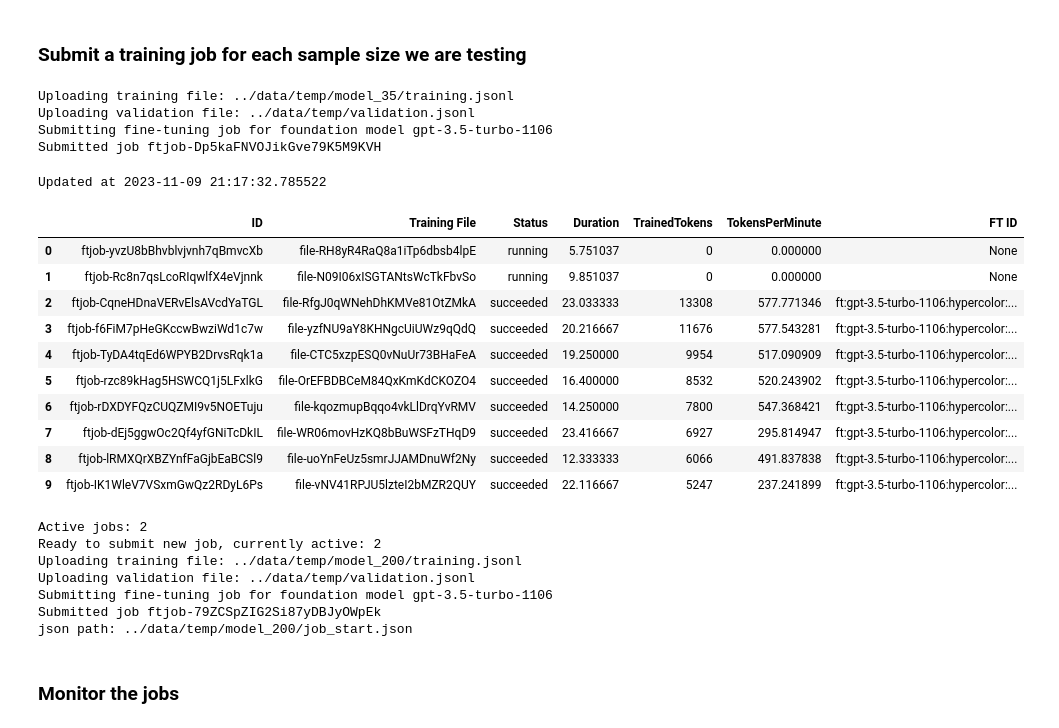
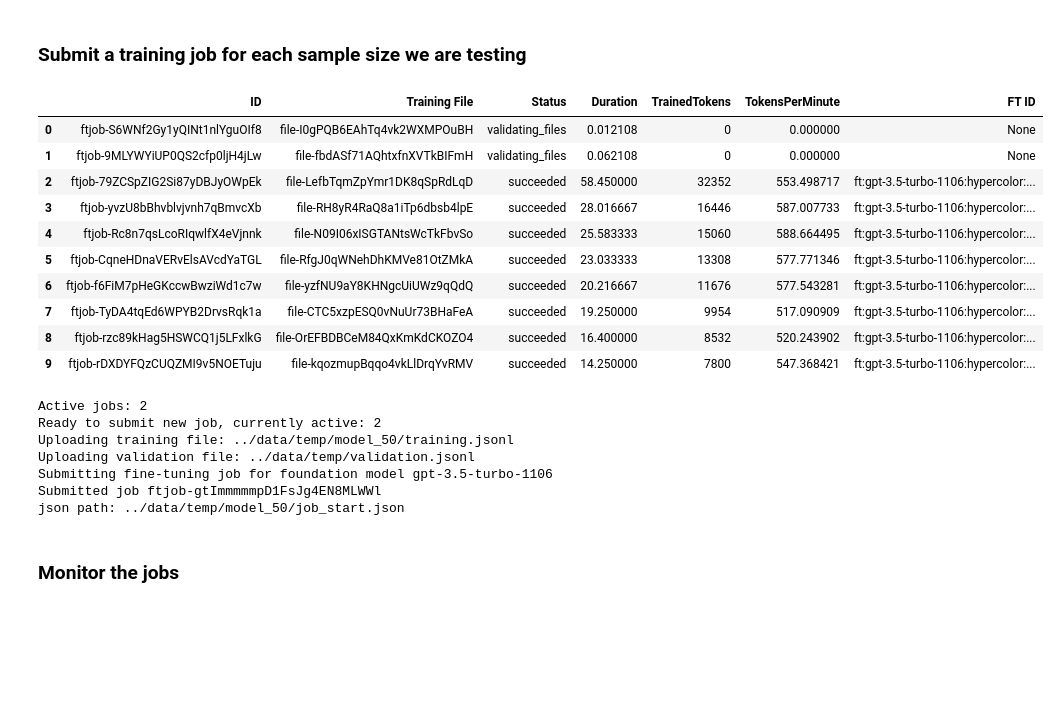
Before and after one commit to hypercolor/applied-ai-fine-tuning, a Jupyter notebook: notebooks/part-1-fine-tuning.ipynb, the cells around one changed output. Cells and saved outputs as stored; diff of their text form; code cells hidden in the pictures; blank space fills up the shorter version.

```diff
--- a/notebooks/part-1-fine-tuning.ipynb
+++ b/notebooks/part-1-fine-tuning.ipynb
@@ -79,5 +77,6 @@ We want to see how the dataset size affects model training time
 # %%
-sample_sizes = [10, 15, 20, 25, 30, 35, 40, 45, 50, 60, 70, 80, 90, 100, 200]
+# sample_sizes = [10, 15, 20, 25, 30, 35, 40, 45, 50, 60, 70, 80, 90, 100, 200]
+sample_sizes = [10, 30, 50]
 test_data_size = 200
 
 all_train_data, test_data = getTrainTestSplit(sms_spam, 'spam_flag', max(sample_sizes), test_data_size)
@@ -132,31 +131,11 @@ def runFineTuning(training_data_path, validation_data_path):
     return job
 # %% [markdown]
 ### Submit a training job for each sample size we are testing
-# %%
-# Running this cell will start jobs with OpenAI and incur usage cost
-
-# sizes_to_run = [10, 15, 20]
-# sizes_to_run = [25, 30, 35]
-sizes_to_run = [40, 45, 50]
-# sizes_to_run = [60, 70, 80]
-# sizes_to_run = [90, 100, 200]
-
-
-submitted_jobs = []
-for sample_size in sizes_to_run:
-    training_data_path = f"../data/temp/model_{sample_size}/training.jsonl"
-    validation_data_path = f"../data/temp/validation.jsonl"
-    job = runFineTuning(training_data_path, validation_data_path)
-    with open(f"../data/temp/model_{sample_size}/job_start.json", 'w') as f:
-        json.dump(job.__str__(), f, indent=4)
-# %% [output]
-Uploading training file: ../data/temp/model_35/training.jsonl
-Uploading validation file: ../data/temp/validation.jsonl
-Submitting fine-tuning job for foundation model gpt-3.5-turbo-1106
-Submitted job ftjob-Dp5kaFNVOJikGve79K5M9KVH
 # %%
-sizes_to_run = [10, 15, 20, 25, 30, 35, 40, 45, 50, 60, 70, 80 ,90, 100, 200]
-# sizes_to_run = [50, 60, 70]
+# Running this cell will submit jobs to OpenAI and incur usage cost
+
+# sizes_to_run = [10, 15, 20, 25, 30, 35, 40, 45, 50, 60, 70, 80 ,90, 100, 200]
+sizes_to_run = [10, 30, 50]
 all_job_data = []
 for sample_size in sample_sizes:
     all_job_data.append({
@@ -170,52 +149,56 @@ while len(scheduled_jobs) < len(all_job_data):
     clear_output(wait=True)
 
     current_jobs = client.fine_tuning.jobs.list(limit=10)
     df = makeJobsDataframe(current_jobs.data)
     display(df)
 
     num_active_jobs = len([j for j in current_jobs.data if j.status not in ["succeeded", "cancelled", "error"]])
     print("Active jobs: {}".format(num_active_jobs))
     if num_active_jobs < 3:
 
         print("Ready to submit new job, currently active: {}".format(num_active_jobs))
         for job_data in all_job_data:
             if job_data['job'] is None:
                 model_path = f"../data/temp/model_{job_data['sample_size']}"
                 training_data_path = f"{model_path}/training.jsonl"
                 validation_data_path = f"../data/temp/validation.jsonl"
                 job = runFineTuning(training_data_path, validation_data_path)
 
                 print("json path: {}".format(f"{model_path}/job_start.json"))
 
                 with open(f"{model_path}/job_start.json", 'w') as f:
                     json.dump(job.__str__(), f, indent=4)
                 job_data['job'] = job.id
                 scheduled_jobs.append(job)
                 break
     else:
         print("Waiting for jobs to finish, {} remain".format(len(all_job_data) - len(scheduled_jobs)))
         print(f"Updated at {datetime.now()}")
         time.sleep(20)
+
+
+clear_output(wait=True)
+display(makeJobsDataframe(client.fine_tuning.jobs.list(limit=10).data))
+print("All jobs submitted");
 # %% [output]
+|  | ID | Training File | Status | Duration | TrainedTokens | TokensPerMinute | FT ID |
+| 0 | ftjob-S6WNf2Gy1yQINt1nlYguOIf8 | file-I0gPQB6EAhTq4vk2WXMPOuBH | validating_files | 0.012108 | 0 | 0.000000 | None |
+| 1 | ftjob-9MLYWYiUP0QS2cfp0ljH4jLw | file-fbdASf71AQhtxfnXVTkBIFmH | validating_files | 0.062108 | 0 | 0.000000 | None |
+| 2 | ftjob-79ZCSpZIG2Si87yDBJyOWpEk | file-LefbTqmZpYmr1DK8qSpRdLqD | succeeded | 58.450000 | 32352 | 553.498717 | ft:gpt-3.5-turbo-1106:hypercolor:... |
+| 3 | ftjob-yvzU8bBhvblvjvnh7qBmvcXb | file-RH8yR4RaQ8a1iTp6dbsb4lpE | succeeded | 28.016667 | 16446 | 587.007733 | ft:gpt-3.5-turbo-1106:hypercolor:... |
+| 4 | ftjob-Rc8n7qsLcoRIqwlfX4eVjnnk | file-N09I06xISGTANtsWcTkFbvSo | succeeded | 25.583333 | 15060 | 588.664495 | ft:gpt-3.5-turbo-1106:hypercolor:... |
+| 5 | ftjob-CqneHDnaVERvElsAVcdYaTGL | file-RfgJ0qWNehDhKMVe81OtZMkA | succeeded | 23.033333 | 13308 | 577.771346 | ft:gpt-3.5-turbo-1106:hypercolor:... |
+| 6 | ftjob-f6FiM7pHeGKccwBwziWd1c7w | file-yzfNU9aY8KHNgcUiUWz9qQdQ | succeeded | 20.216667 | 11676 | 577.543281 | ft:gpt-3.5-turbo-1106:hypercolor:... |
+| 7 | ftjob-TyDA4tqEd6WPYB2DrvsRqk1a | file-CTC5xzpESQ0vNuUr73BHaFeA | succeeded | 19.250000 | 9954 | 517.090909 | ft:gpt-3.5-turbo-1106:hypercolor:... |
+| 8 | ftjob-rzc89kHag5HSWCQ1j5LFxlkG | file-OrEFBDBCeM84QxKmKdCKOZO4 | succeeded | 16.400000 | 8532 | 520.243902 | ft:gpt-3.5-turbo-1106:hypercolor:... |
+| 9 | ftjob-rDXDYFQzCUQZMI9v5NOETuju | file-kqozmupBqqo4vkLlDrqYvRMV | succeeded | 14.250000 | 7800 | 547.368421 | ft:gpt-3.5-turbo-1106:hypercolor:... |
-Updated at 2023-11-09 21:17:32.785522
+Active jobs: 2
+Ready to submit new job, currently active: 2
+Uploading training file: ../data/temp/model_50/training.jsonl
+Uploading validation file: ../data/temp/validation.jsonl
+Submitting fine-tuning job for foundation model gpt-3.5-turbo-1106
+Submitted job ftjob-gtImmmmmpD1FsJg4EN8MLWWl
+json path: ../data/temp/model_50/job_start.json
-|  | ID | Training File | Status | Duration | TrainedTokens | TokensPerMinute | FT ID |
-| 0 | ftjob-yvzU8bBhvblvjvnh7qBmvcXb | file-RH8yR4RaQ8a1iTp6dbsb4lpE | running | 5.751037 | 0 | 0.000000 | None |
-| 1 | ftjob-Rc8n7qsLcoRIqwlfX4eVjnnk | file-N09I06xISGTANtsWcTkFbvSo | running | 9.851037 | 0 | 0.000000 | None |
-| 2 | ftjob-CqneHDnaVERvElsAVcdYaTGL | file-RfgJ0qWNehDhKMVe81OtZMkA | succeeded | 23.033333 | 13308 | 577.771346 | ft:gpt-3.5-turbo-1106:hypercolor:... |
-| 3 | ftjob-f6FiM7pHeGKccwBwziWd1c7w | file-yzfNU9aY8KHNgcUiUWz9qQdQ | succeeded | 20.216667 | 11676 | 577.543281 | ft:gpt-3.5-turbo-1106:hypercolor:... |
-| 4 | ftjob-TyDA4tqEd6WPYB2DrvsRqk1a | file-CTC5xzpESQ0vNuUr73BHaFeA | succeeded | 19.250000 | 9954 | 517.090909 | ft:gpt-3.5-turbo-1106:hypercolor:... |
-| 5 | ftjob-rzc89kHag5HSWCQ1j5LFxlkG | file-OrEFBDBCeM84QxKmKdCKOZO4 | succeeded | 16.400000 | 8532 | 520.243902 | ft:gpt-3.5-turbo-1106:hypercolor:... |
-| 6 | ftjob-rDXDYFQzCUQZMI9v5NOETuju | file-kqozmupBqqo4vkLlDrqYvRMV | succeeded | 14.250000 | 7800 | 547.368421 | ft:gpt-3.5-turbo-1106:hypercolor:... |
-| 7 | ftjob-dEj5ggwOc2Qf4yfGNiTcDkIL | file-WR06movHzKQ8bBuWSFzTHqD9 | succeeded | 23.416667 | 6927 | 295.814947 | ft:gpt-3.5-turbo-1106:hypercolor:... |
-| 8 | ftjob-lRMXQrXBZYnfFaGjbEaBCSl9 | file-uoYnFeUz5smrJJAMDnuWf2Ny | succeeded | 12.333333 | 6066 | 491.837838 | ft:gpt-3.5-turbo-1106:hypercolor:... |
-| 9 | ftjob-IK1WleV7VSxmGwQz2RDyL6Ps | file-vNV41RPJU5lzteI2bMZR2QUY | succeeded | 22.116667 | 5247 | 237.241899 | ft:gpt-3.5-turbo-1106:hypercolor:... |
-Active jobs: 2
-Ready to submit new job, currently active: 2
-Uploading training file: ../data/temp/model_200/training.jsonl
-Uploading validation file: ../data/temp/validation.jsonl
-Submitting fine-tuning job for foundation model gpt-3.5-turbo-1106
-Submitted job ftjob-79ZCSpZIG2Si87yDBJyOWpEk
-json path: ../data/temp/model_200/job_start.json
 # %% [markdown]
 ### Monitor the jobs
 # %%
```
Also changed, not shown: parts of 2 cells of this notebook, 2 other files.
